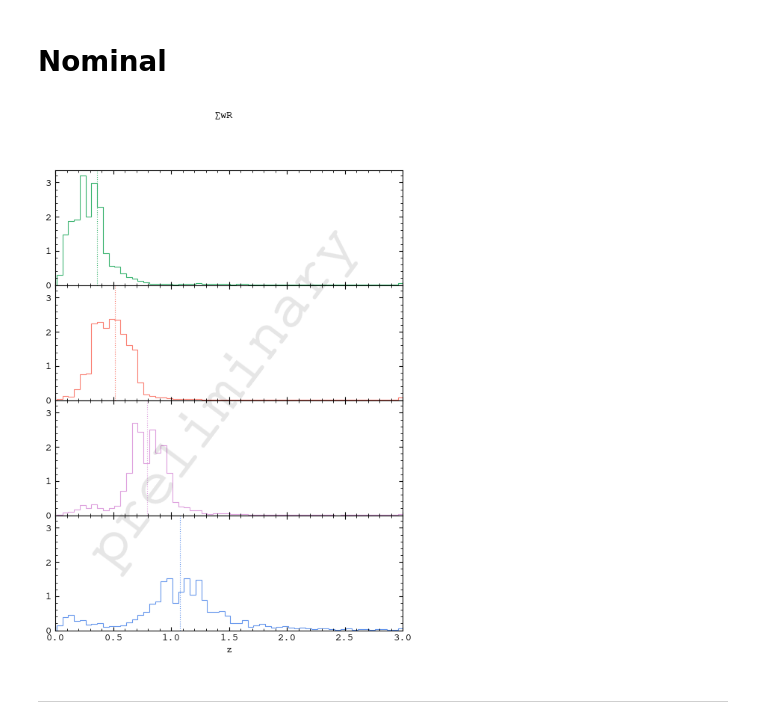
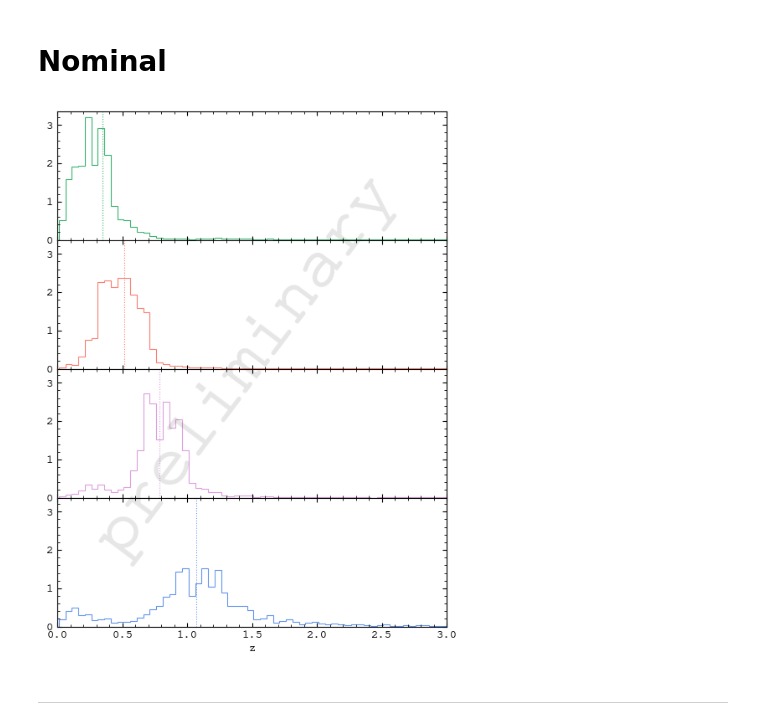
Before and after one commit to sidneymau/des-y6-image-sims-analysis, a Jupyter notebook: notebooks/2025_02_17_tomography/dev.ipynb, the cells around one changed output. Drawn from its saved outputs; the diff is of its cells as text; code cells hidden in the pictures.

```diff
--- a/notebooks/2025_02_17_tomography/dev.ipynb
+++ b/notebooks/2025_02_17_tomography/dev.ipynb
@@ -194,0 +133,3 @@ nz = _sum_weight
+# %%
+zedges = np.arange(0.01, 4.02, 0.05)  # from Boyan
+# _zedges = np.append([0], zedges)
@@ -195 +149,9 @@ nz = _sum_weight
+# %%
+_nz, _, _, _ = stats.binned_statistic_2d(
+    cell_sim,
+    _Z,
+    weight_sim * response_sim,
+    statistic="sum",
+    bins=[lib.const.CELL_IDS, zedges],
+)
 # %%
@@ -292,19 +238,16 @@ plt.show()
 ---
 # %% [markdown]
 # Nominal
-# %%
-nz_tomo = {}
-for tomographic_bin in lib.const.TOMOGRAPHIC_BINS:
-    nz_tomo[tomographic_bin] = np.sum(
-        nz[cell_assignments[tomographic_bin]],
-        axis=0,
-    )
-
-    # manually force n(0) = 0
-    nz_tomo[tomographic_bin][0] = 0
-
-    # renormalize
-    nz_tomo[tomographic_bin] = nz_tomo[tomographic_bin] / np.sum(nz_tomo[tomographic_bin]) / np.diff(zedges)
+# %%
+nz = {}
+for tomographic_bin in lib.const.TOMOGRAPHIC_BINS:
+    nz[tomographic_bin] = np.sum(
+        _nz[lib.const.CELL_ASSIGNMENTS[tomographic_bin]],
+        axis=0,
+    )
+
+    # renormalize
+    nz[tomographic_bin] = nz[tomographic_bin] / np.sum(nz[tomographic_bin]) / np.diff(zedges)
 # %%
 fig, axs = plt.subplots(len(lib.const.TOMOGRAPHIC_BINS), 1, figsize=(6, 8), sharex=True, sharey=True)
 
@@ -312,39 +255,37 @@ fig.subplots_adjust(wspace=0, hspace=0)
 
 tomo_colors = {
     0: "#3BB470",
     1: "#FA7F72",
     2: "#DD9FDD",
     3: "#6495EC",
 }
 
 for i in lib.const.TOMOGRAPHIC_BINS:
     axs[i].axvline(
-        np.average(zvals, weights=nz_tomo[i]),
+        np.average(zbinsc, weights=nz[i]),
         c=tomo_colors[i],
         ls=":",
     )
 
     axs[i].stairs(
-        nz_tomo[i],
+        nz[i],
         edges=zedges,
         ec=tomo_colors[i],
     )
 
 axs[-1].set_xlim(0, 3)
 axs[-1].set_ylim(0, None)
 
 axs[-1].set_xlabel("z")
 
 # axs[-1].set_yscale("log")
 # axs[0].legend()
 
-fig.suptitle("$\\sum w R$")
-
-watermark(fig)
+lib.plotting.watermark(fig)
 
 plt.show()
 # %% [output]
-[figure, old version]
+[figure, new version]
 # %% [markdown]
 ---
 # %% [markdown]
```
Also changed, not shown: parts of 75 cells of this notebook, 11 other files.
